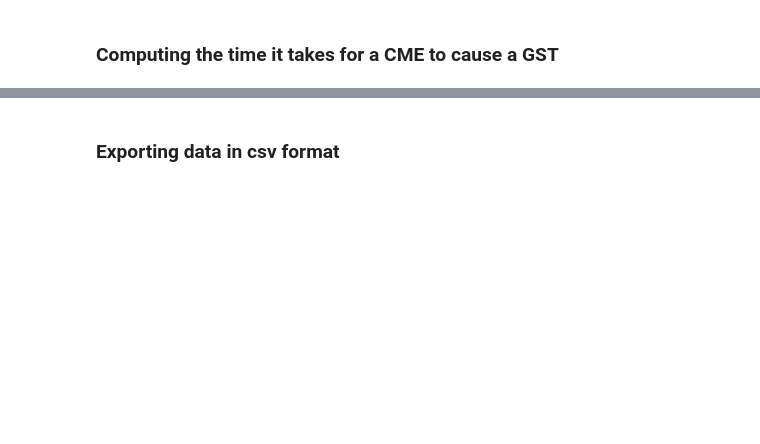
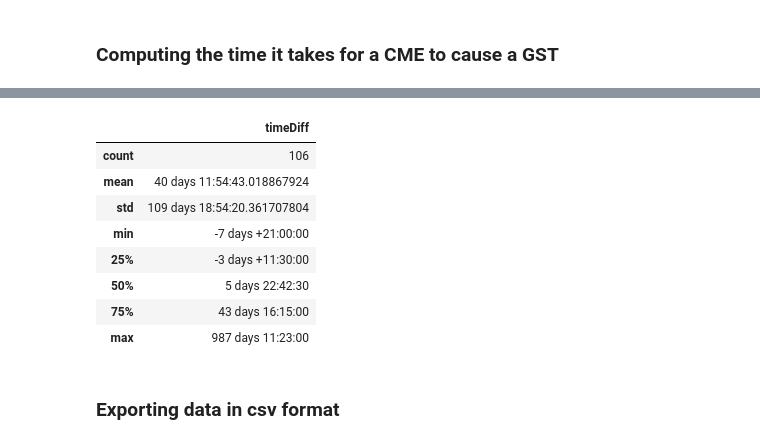
Before and after one commit to 00Smidge/data-sourcing-challenge, a Jupyter notebook: notebooks/merge_data.ipynb, the cells around one changed output, grey strips where cells are left out. Drawn from its saved outputs; the diff is of its cells as text; code cells hidden in the pictures; blank space fills up the shorter version.

```diff
--- a/notebooks/merge_data.ipynb
+++ b/notebooks/merge_data.ipynb
@@ -21,0 +84,9 @@ merge_result = pd.merge(ctg_df, gtc_df, left_on="gstID", right_on="cmeID", how="
+# %%
+merge_result = pd.merge(
+    gtc_df,
+    ctg_df,
+    left_on="gst",
+    right_on="cme",
+    how="outer",
+)
+merge_result = merge_result.fillna(method="ffill")
@@ -24,2 +114,6 @@ merge_result = pd.merge(ctg_df, gtc_df, left_on="gstID", right_on="cmeID", how="
 # %%
 # Compute the time diff between startTime_GST and startTime_CME by creating a new column called `timeDiff`.
+merge_result.startTime_GST = pd.to_datetime(merge_result.startTime_GST)
+merge_result.startTime_CME = pd.to_datetime(merge_result.startTime_CME)
+# %%
+merge_result["timeDiff"] = merge_result["startTime_CME"] - merge_result["startTime_GST"]
@@ -26,6 +129,17 @@ merge_result = pd.merge(ctg_df, gtc_df, left_on="gstID", right_on="cmeID", how="
 # %%
 # Use describe() to compute the mean and median time
 # that it takes for a CME to cause a GST.
+merge_result.describe()
+# %% [output]
+|  | timeDiff |
+| count | 106 |
+| mean | 40 days 11:54:43.018867924 |
+| std | 109 days 18:54:20.361707804 |
+| min | -7 days +21:00:00 |
+| 25% | -3 days +11:30:00 |
+| 50% | 5 days 22:42:30 |
+| 75% | 43 days 16:15:00 |
+| max | 987 days 11:23:00 |
 # %% [markdown]
 ### Exporting data in csv format
 # %%
```
Also changed, not shown: parts of 10 cells of this notebook, 2 other files.
